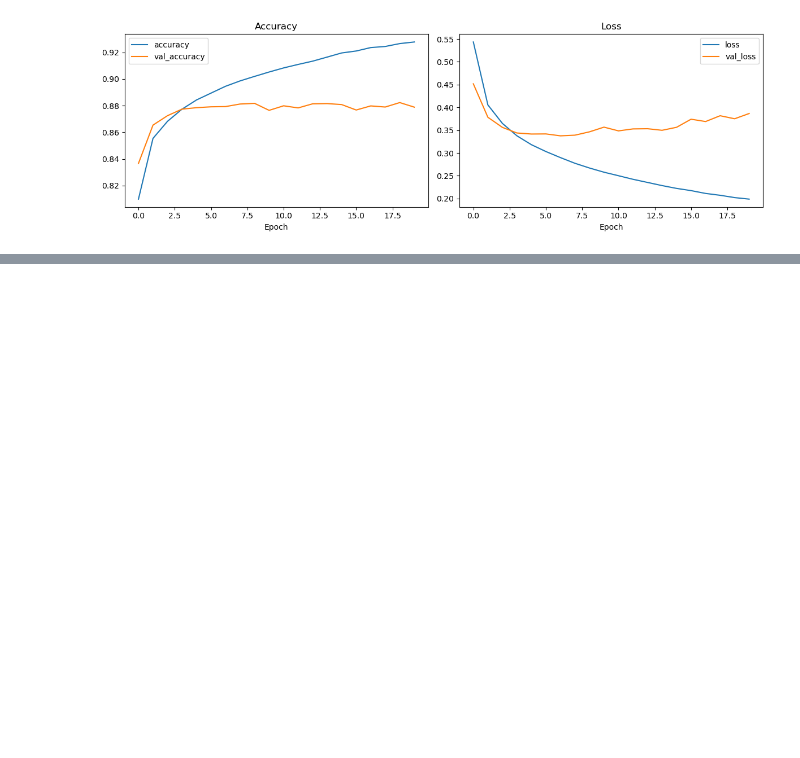
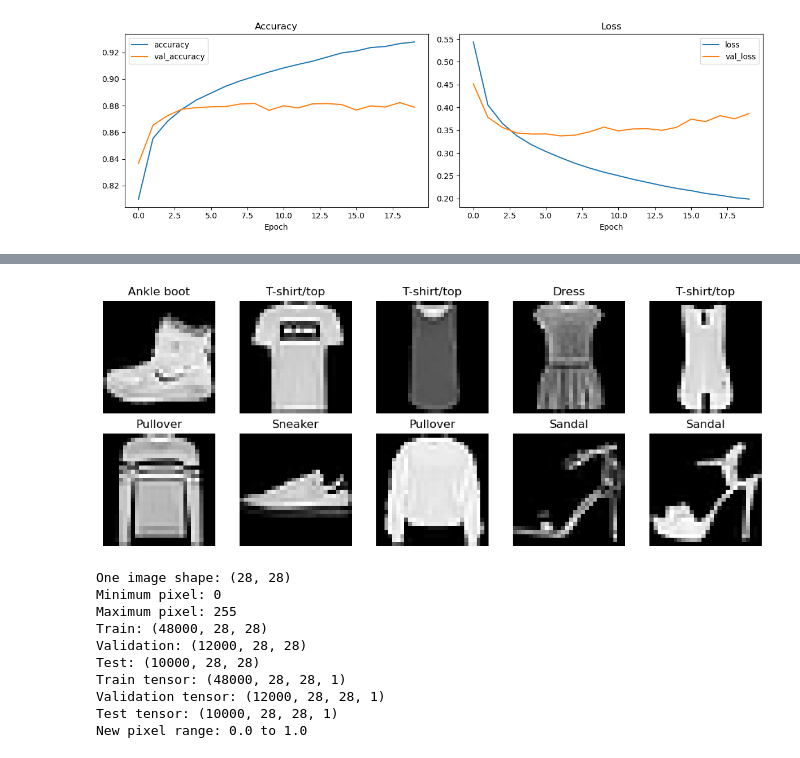
Before and after one commit to alikeivanmarz/ml-course-unitec, a Jupyter notebook: Course_Sessions/Week_3/week3_class_activity.ipynb, the cells around one changed output, grey strips where cells are left out. Cells and saved outputs as stored; diff of their text form; code cells hidden in the pictures; blank space fills up the shorter version.

```diff
--- a/Course_Sessions/Week_3/week3_class_activity.ipynb
+++ b/Course_Sessions/Week_3/week3_class_activity.ipynb
@@ -375,0 +425,61 @@ weighted avg       0.87      0.87      0.87     10000
+# %%
+# Block 1: add the matching comment
+fig, axes = plt.subplots(2, 5, figsize=(10, 4))
+
+# Block 2: add the matching comment
+for index, ax in enumerate(axes.ravel()):
+    ax.imshow(X[index], cmap="gray")
+    ax.set_title(class_names[y[index]])
+    ax.axis("off")
+
+plt.tight_layout()
+plt.show()
+
+# Block 3: add the matching comment
+print("One image shape:", X[0].shape)
+print("Minimum pixel:", X.min())
+print("Maximum pixel:", X.max())
+
+# Block 1: add the matching comment
+if X_val_full is None:
+    X_train, X_val, y_train, y_val = train_test_split(
+        X, y, test_size=0.20, random_state=42, stratify=y,
+    )
+else:
+    X_train, y_train = X, y
+    X_val, y_val = X_val_full, y_val_full
+# Block 2: add the matching comment
+X_test, y_test = X_test_full, y_test_full
+
+# Block 3: add the matching comment
+print("Train:", X_train.shape)
+print("Validation:", X_val.shape)
+print("Test:", X_test.shape)
+
+# Block 1: add the matching comment
+X_train = X_train.astype("float32") / 255.0
+X_val = X_val.astype("float32") / 255.0
+X_test = X_test.astype("float32") / 255.0
+
+if X_train.ndim == 3:  # Grayscale needs a channel; RGB already has three.
+    X_train = X_train[..., np.newaxis]
+    X_val = X_val[..., np.newaxis]
+    X_test = X_test[..., np.newaxis]
+
+# Block 2: add the matching comment
+print("Train tensor:", X_train.shape)
+print("Validation tensor:", X_val.shape)
+print("Test tensor:", X_test.shape)
+print("New pixel range:", X_train.min(), "to", X_train.max())
+# %% [output]
+[figure, added]
+One image shape: (28, 28)
+Minimum pixel: 0
+Maximum pixel: 255
+Train: (48000, 28, 28)
+Validation: (12000, 28, 28)
+Test: (10000, 28, 28)
+Train tensor: (48000, 28, 28, 1)
+Validation tensor: (12000, 28, 28, 1)
+Test tensor: (10000, 28, 28, 1)
+New pixel range: 0.0 to 1.0
```
Also changed, not shown: parts of 8 cells of this notebook.
